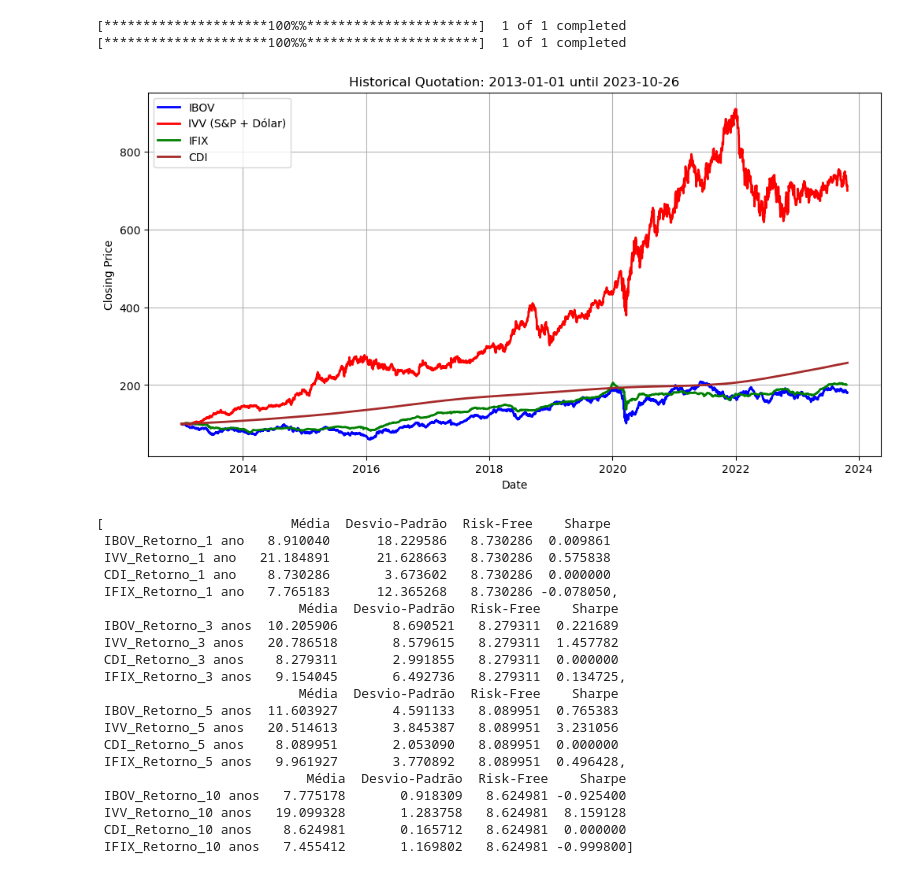
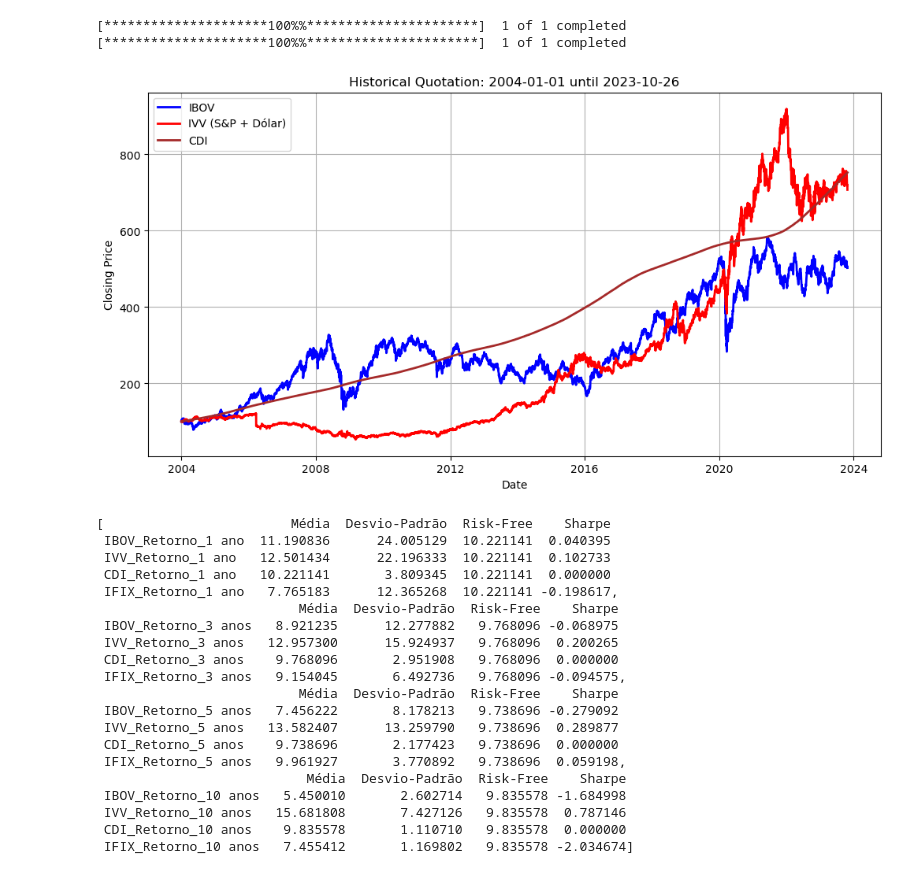
Before and after one commit to paulinhok14/Asset-Allocation, a Jupyter notebook: Asset Allocation.ipynb, the cells around one changed output. Saved outputs shown, nothing was run; the diff lists cells and outputs as text; code cells hidden in the pictures.

```diff
--- a/Asset Allocation.ipynb
+++ b/Asset Allocation.ipynb
@@ -16,7 +17,7 @@ ibov_symbol = '^BVSP'  # Índice IBOV
 ivvb11_symbol = 'IVVB11.SA'  # ETF do S&P 500 na B3 (Bolsa de Valores do Brasil) - Início limitado (maio/2016)
 
 # Definindo a data inicial e final para as cotações históricas do estudo
-start_date = '2013-01-01'
+start_date = '2004-01-01'
 end_date = '2023-10-26'
 
 # Baixando os dados históricos usando yfinance
@@ -116,29 +117,29 @@ dollar_ivv['IVV Adj'] = (1 + dollar_ivv['IVV']).cumprod() * 100
 # %%
 # Valor base comum entre os índices (para que comecem no mesmo ponto no gráfico)
 valor_base = 100
 
 # Normalizando os DataFrames dividindo pela base comum
 ibov_data['Close'] = ibov_data['Close'] / ibov_data['Close'].iloc[0] * valor_base
 ifix_data['Close'] = ifix_data['Close'] / ifix_data['Close'].iloc[0] * valor_base
 
 # Criando o gráfico
 plt.figure(figsize=(12, 6))
 
 plt.plot(ibov_data.index, ibov_data['Close'], label='IBOV', color='blue', linewidth=2)
 plt.plot(dollar_ivv.index, dollar_ivv['IVV Adj'], label='IVV (S&P + Dólar)', color='red', linewidth=2)
-plt.plot(ifix_data.index, ifix_data['Close'], label='IFIX', color='green', linewidth=2)
+#plt.plot(ifix_data.index, ifix_data['Close'], label='IFIX', color='green', linewidth=2)
 plt.plot(selic_data.index, selic_data['Close Adj'], label='CDI', color='brown', linewidth=2)
 
 plt.title(f'Historical Quotation: {start_date} until {end_date}')
 plt.xlabel('Date')
 plt.ylabel('Closing Price')
 plt.legend()
 plt.grid(True)
 
 # Exiba o gráfico no Jupyter Notebook
 plt.show()
 # %% [output]
-[figure, old version]
+[figure, new version]
 # %%
 # Fazendo o cálculo de média-variância (para modelo MVO), retornos esperados e volatilidade (desvio) esperada, baseada
 # no histórico. Executando múltiplas janelas para redução do viés de enquadramento
@@ -201,25 +202,25 @@ for janela in nome_janelas:
 lista_dfs_retornos
 # %% [output]
 [                        Média  Desvio-Padrão  Risk-Free    Sharpe
- IBOV_Retorno_1 ano   8.910040      18.229586   8.730286  0.009861
- IVV_Retorno_1 ano   21.184891      21.628663   8.730286  0.575838
- CDI_Retorno_1 ano    8.730286       3.673602   8.730286  0.000000
- IFIX_Retorno_1 ano   7.765183      12.365268   8.730286 -0.078050,
+ IBOV_Retorno_1 ano  11.190836      24.005129  10.221141  0.040395
+ IVV_Retorno_1 ano   12.501434      22.196333  10.221141  0.102733
+ CDI_Retorno_1 ano   10.221141       3.809345  10.221141  0.000000
+ IFIX_Retorno_1 ano   7.765183      12.365268  10.221141 -0.198617,
                           Média  Desvio-Padrão  Risk-Free    Sharpe
- IBOV_Retorno_3 anos  10.205906       8.690521   8.279311  0.221689
- IVV_Retorno_3 anos   20.786518       8.579615   8.279311  1.457782
- CDI_Retorno_3 anos    8.279311       2.991855   8.279311  0.000000
- IFIX_Retorno_3 anos   9.154045       6.492736   8.279311  0.134725,
+ IBOV_Retorno_3 anos   8.921235      12.277882   9.768096 -0.068975
+ IVV_Retorno_3 anos   12.957300      15.924937   9.768096  0.200265
+ CDI_Retorno_3 anos    9.768096       2.951908   9.768096  0.000000
+ IFIX_Retorno_3 anos   9.154045       6.492736   9.768096 -0.094575,
                           Média  Desvio-Padrão  Risk-Free    Sharpe
- IBOV_Retorno_5 anos  11.603927       4.591133   8.089951  0.765383
- IVV_Retorno_5 anos   20.514613       3.845387   8.089951  3.231056
- CDI_Retorno_5 anos    8.089951       2.053090   8.089951  0.000000
- IFIX_Retorno_5 anos   9.961927       3.770892   8.089951  0.496428,
+ IBOV_Retorno_5 anos   7.456222       8.178213   9.738696 -0.279092
+ IVV_Retorno_5 anos   13.582407      13.259790   9.738696  0.289877
+ CDI_Retorno_5 anos    9.738696       2.177423   9.738696  0.000000
+ IFIX_Retorno_5 anos   9.961927       3.770892   9.738696  0.059198,
                            Média  Desvio-Padrão  Risk-Free    Sharpe
- IBOV_Retorno_10 anos   7.775178       0.918309   8.624981 -0.925400
- IVV_Retorno_10 anos   19.099328       1.283758   8.624981  8.159128
- CDI_Retorno_10 anos    8.624981       0.165712   8.624981  0.000000
- IFIX_Retorno_10 anos   7.455412       1.169802   8.624981 -0.999800]
+ IBOV_Retorno_10 anos   5.450010       2.602714   9.835578 -1.684998
+ IVV_Retorno_10 anos   15.681808       7.427126   9.835578  0.787146
+ CDI_Retorno_10 anos    9.835578       1.110710   9.835578  0.000000
+ IFIX_Retorno_10 anos   7.455412       1.169802   9.835578 -2.034674]
 # %%
 # Calculando os parâmetros diários de Média e Variância para Cálculo de Portfólio Ótimo
 daily_returns_all_classes = all_classes_return.pct_change().fillna(0)
```
Also changed, not shown: parts of 16 cells of this notebook.
